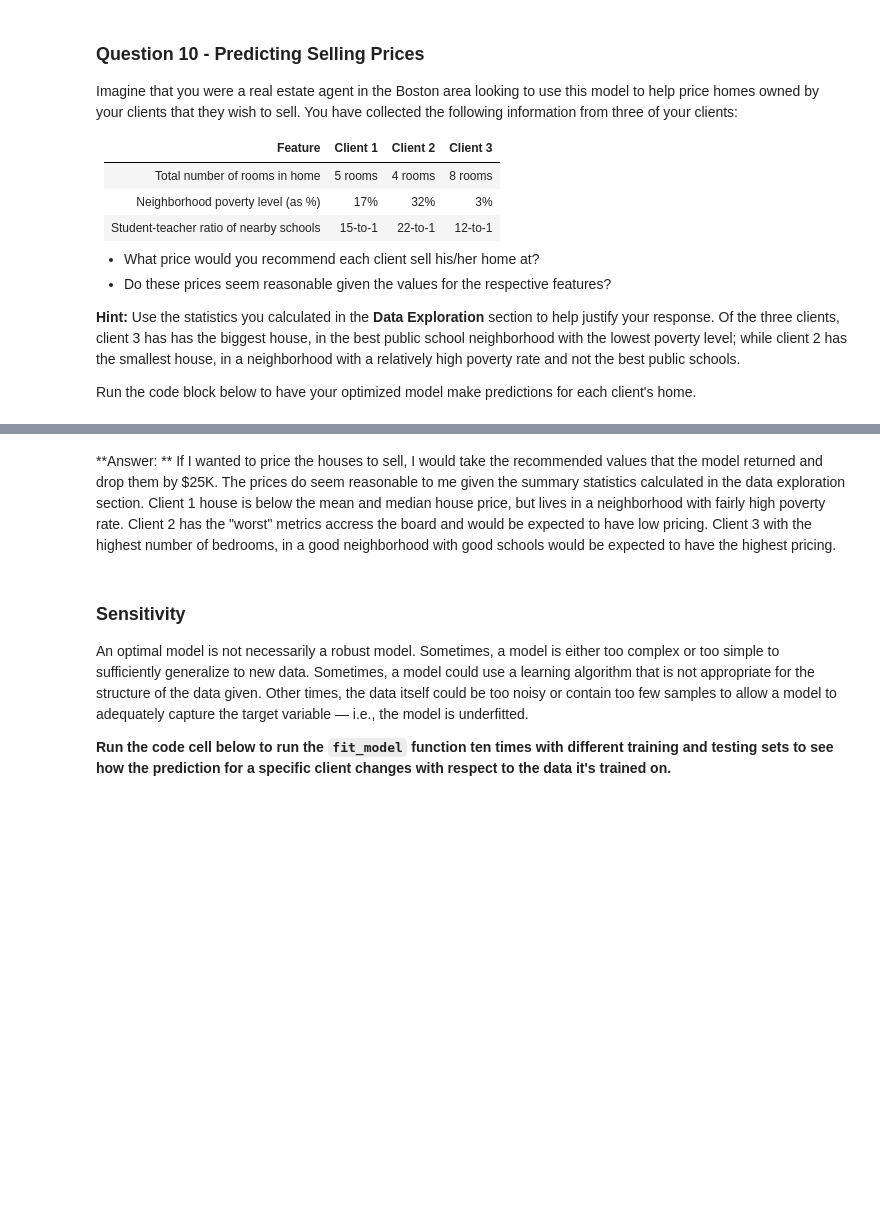
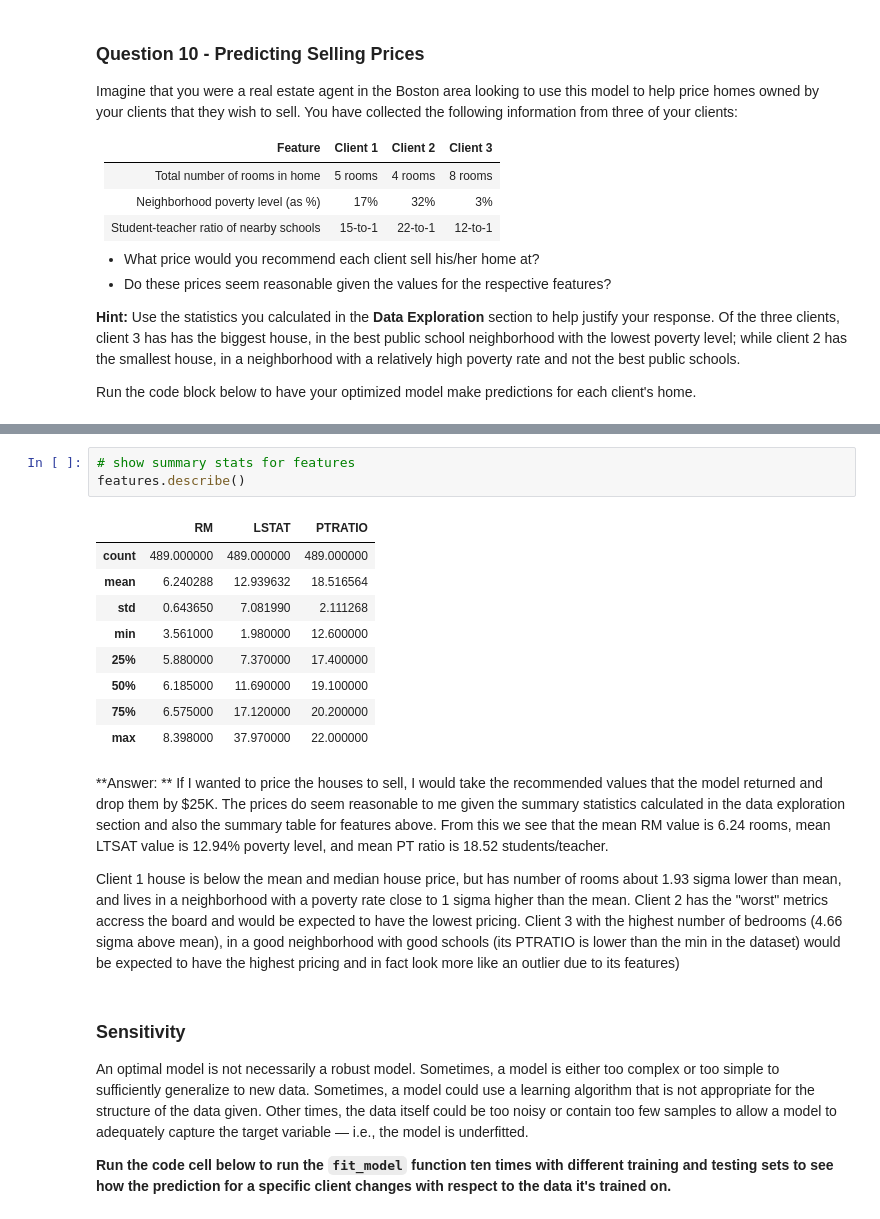
Before and after one commit to sky-t/MLND, a Jupyter notebook: boston_housing/boston_housing.ipynb, the cells around one changed output, grey strips where cells are left out. Saved outputs shown, nothing was run; the diff lists cells and outputs as text; blank space fills up the shorter version.

```diff
--- a/boston_housing/boston_housing.ipynb
+++ b/boston_housing/boston_housing.ipynb
@@ -403,6 +439,21 @@ Predicted selling price for Client 3's home: $888,300.00
+# %%
+# show summary stats for features
+features.describe()
+# %% [output]
+|  | RM | LSTAT | PTRATIO |
+| count | 489.000000 | 489.000000 | 489.000000 |
+| mean | 6.240288 | 12.939632 | 18.516564 |
+| std | 0.643650 | 7.081990 | 2.111268 |
+| min | 3.561000 | 1.980000 | 12.600000 |
+| 25% | 5.880000 | 7.370000 | 17.400000 |
+| 50% | 6.185000 | 11.690000 | 19.100000 |
+| 75% | 6.575000 | 17.120000 | 20.200000 |
+| max | 8.398000 | 37.970000 | 22.000000 |
 # %% [markdown]
 **Answer: **
-If I wanted to price the houses to sell, I would take the recommended values that the model returned and drop them by $25K. The prices do seem reasonable to me given the summary statistics calculated in the data exploration section. Client 1 house is below the mean and median house price, but lives in a neighborhood with fairly high poverty rate. Client 2 has the "worst" metrics accress the board and would be expected to have low pricing. Client 3 with the highest number of bedrooms, in a good neighborhood with good schools would be expected to have the highest pricing.
+If I wanted to price the houses to sell, I would take the recommended values that the model returned and drop them by $25K. The prices do seem reasonable to me given the summary statistics calculated in the data exploration section and also the summary table for features above. From this we see that the mean RM value is 6.24 rooms, mean LTSAT value is 12.94% poverty level, and mean PT ratio is 18.52 students/teacher.
+
+Client 1 house is below the mean and median house price, but has number of rooms about 1.93 sigma lower than mean, and lives in a neighborhood with a poverty rate close to 1 sigma higher than the mean. Client 2 has the "worst" metrics accress the board and would be expected to have the lowest pricing. Client 3 with the highest number of bedrooms (4.66 sigma above mean), in a good neighborhood with good schools (its PTRATIO is lower than the min in the dataset) would be expected to have the highest pricing and in fact look more like an outlier due to its features)
 # %% [markdown]
 ### Sensitivity
 An optimal model is not necessarily a robust model. Sometimes, a model is either too complex or too simple to sufficiently generalize to new data. Sometimes, a model could use a learning algorithm that is not appropriate for the structure of the data given. Other times, the data itself could be too noisy or contain too few samples to allow a model to adequately capture the target variable — i.e., the model is underfitted.
```
Also changed, not shown: parts of 18 cells of this notebook, 1 other file.
